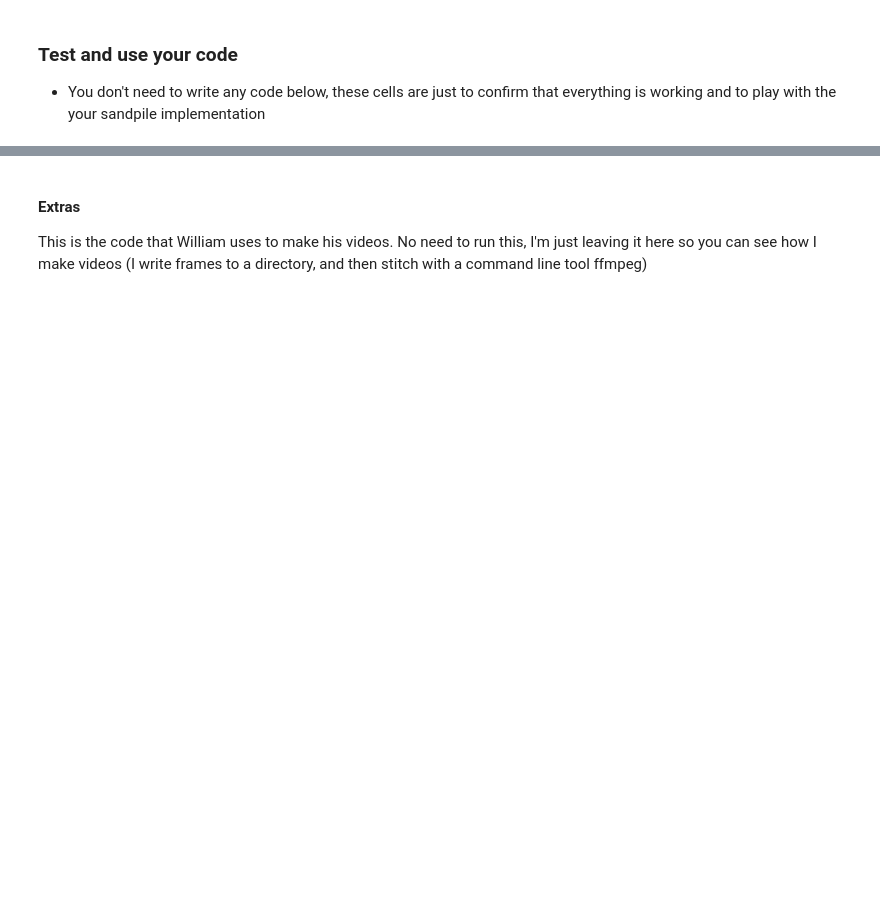
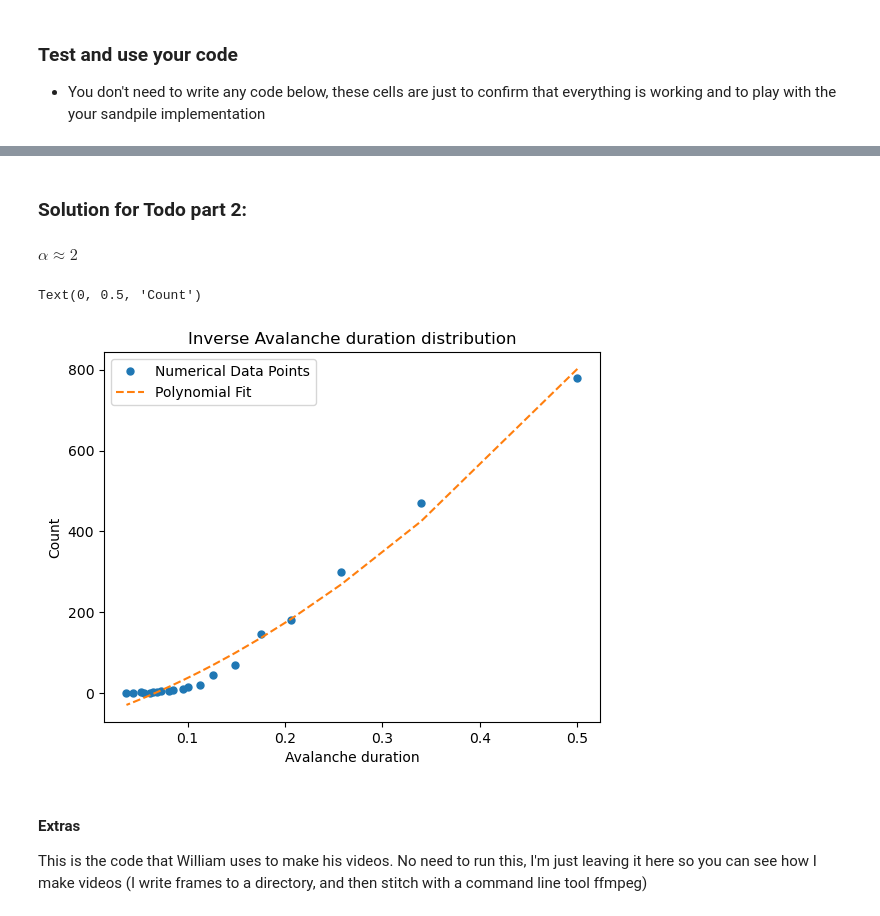
Before and after one commit to shvnmttl/comphy, a Jupyter notebook: hw/hw1.ipynb, the cells around one changed output, grey strips where cells are left out. Drawn from its saved outputs; the diff is of its cells as text; code cells hidden in the pictures; blank space fills up the shorter version.

```diff
--- a/hw/hw1.ipynb
+++ b/hw/hw1.ipynb
@@ -190,3 +201,28 @@ plt.title("Avalanche activity in most recent timesteps")
+# %% [markdown]
+### Solution for Todo part 2:
+# %% [markdown]
+$\alpha \approx 2$
+# %%
+PlotBins = bins[:-1]
+PlotVals = vals
+
+# Removing empty bins
+PlotBins = PlotBins[np.where(PlotVals != 0)]
+PlotVals = PlotVals[PlotVals != 0]
+OneOverPlotBins = 1 / PlotBins
+
+FitCoefficients = np.polyfit(OneOverPlotBins, PlotVals, 2)
+
+plt.figure()
+plt.plot(OneOverPlotBins, PlotVals, '.', markersize=10)
+plt.plot(OneOverPlotBins, FitCoefficients[2] + OneOverPlotBins * FitCoefficients[1] + (OneOverPlotBins ** 2) * FitCoefficients[0], '--')
+plt.legend(['Numerical Data Points', 'Polynomial Fit'])
+plt.title('Inverse Avalanche duration distribution')
+plt.xlabel('Avalanche duration')
+plt.ylabel('Count')
+# %% [output]
+Text(0, 0.5, 'Count')
+[figure, added]
 # %% [markdown]
 #### Extras
 
```
Also changed, not shown: parts of 6 cells of this notebook.
